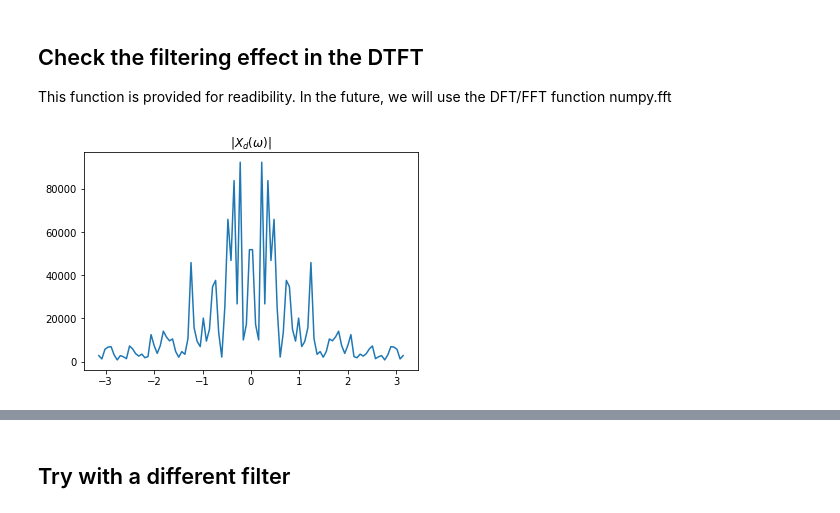
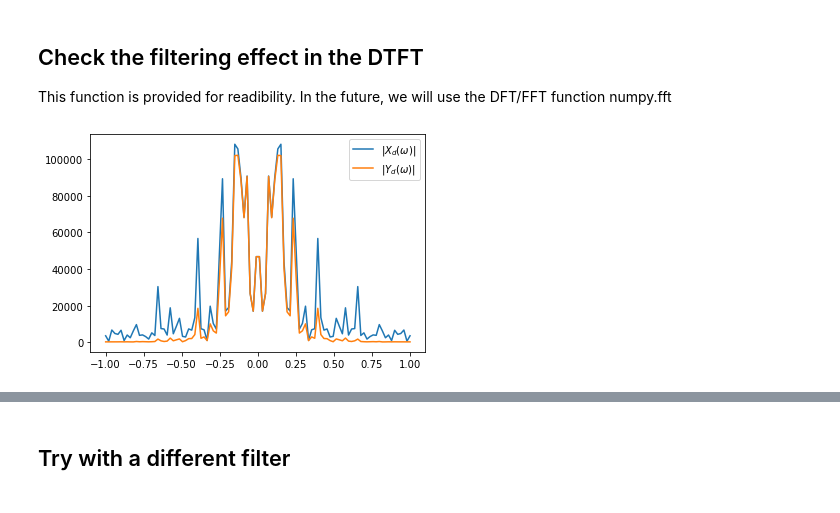
Before and after one commit to hthieu166/ece310-demos, a Jupyter notebook: demo_filtering.ipynb, the cells around one changed output, grey strips where cells are left out. Drawn from its saved outputs; the diff is of its cells as text; code cells hidden in the pictures.

Commit message:
update demo filtering notebook

```diff
--- a/demo_filtering.ipynb
+++ b/demo_filtering.ipynb
@@ -8,7 +8,8 @@ import matplotlib.pyplot as plt
 # %% [markdown]
 ## Obtain low-pass filter coefficients for a difference equation (DE)
 # %%
-b,a = signal.butter(2, 1/4)
+# Second-order Butterworth filter, LOWpass with cutoff frequency 1/4
+b,a = signal.butter(2, 1/4, 'low')
 print("a = ", a)
 print("b = ", b)
 # %% [output]
@@ -84,0 +102,12 @@ Text(0.5, 1.0, '$|H_d(\\omega)|$')
+# %%
+# Construct a signal with 2 frequencies
+w1 = 0.2*np.pi
+w2 = 0.6*np.pi
+N = 50
+n = np.arange(N)
+x1 = np.cos(w1*n)
+x2 = np.cos(w2*n)
+x = np.concatenate((x1, np.zeros(N), x2))
+plt.figure(figsize=(10,6))
+plt.stem(x)
+plt.show()
@@ -85,7 +137,7 @@ Text(0.5, 1.0, '$|H_d(\\omega)|$')
 # %%
 from scipy.io.wavfile import read
 from IPython.display import Audio
-fs, x = read('resources/handel.wav')
+fs, x = read('handel.wav')
 # %% [markdown]
 ### Apply the DE specified by $b$ and $a$ to an input signal $x$ to get $y$
 # %%
@@ -115,8 +167,13 @@ def DTFT(x, n0, w):
 
     return X
 # %%
-X = DTFT(x[0:100], 0, w) # Compute the DTFT of a 100-sample segnment of x
-plt.plot(w, np.absolute(X))
-plt.title('$|X_d(\omega)|$'); # Plot out the DTFT in magnitude
+X = DTFT(x[0:200], 0, w) # Compute the DTFT of a 100-sample segnment of x
+Y = DTFT(y[0:200], 0, w) # Compute the DTFT of a 100-sample segnment of y
+
+fig, ax = plt.subplots()
+ax.plot(w/np.pi, np.absolute(X), label='$|X_d(\omega)|$')
+ax.plot(w/np.pi, np.absolute(Y), label='$|Y_d(\omega)|$')
+ax.legend()
+plt.show()
 # %% [output]
-[figure, old version]
+[figure, new version]
```
Also changed, not shown: parts of 20 cells of this notebook.
